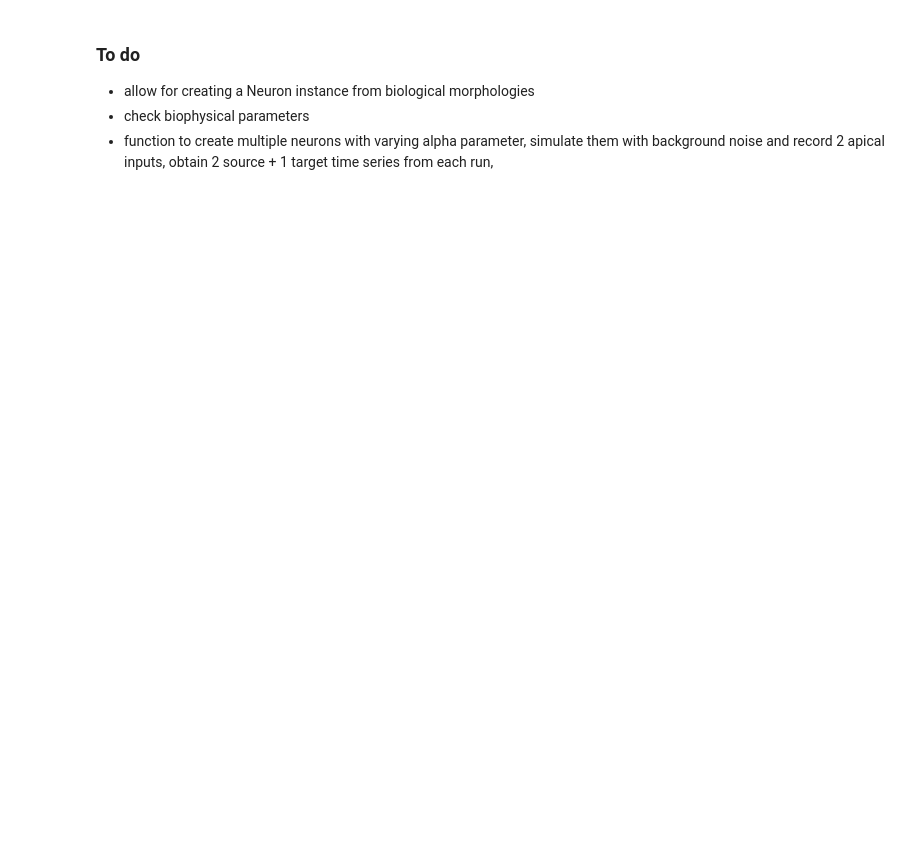
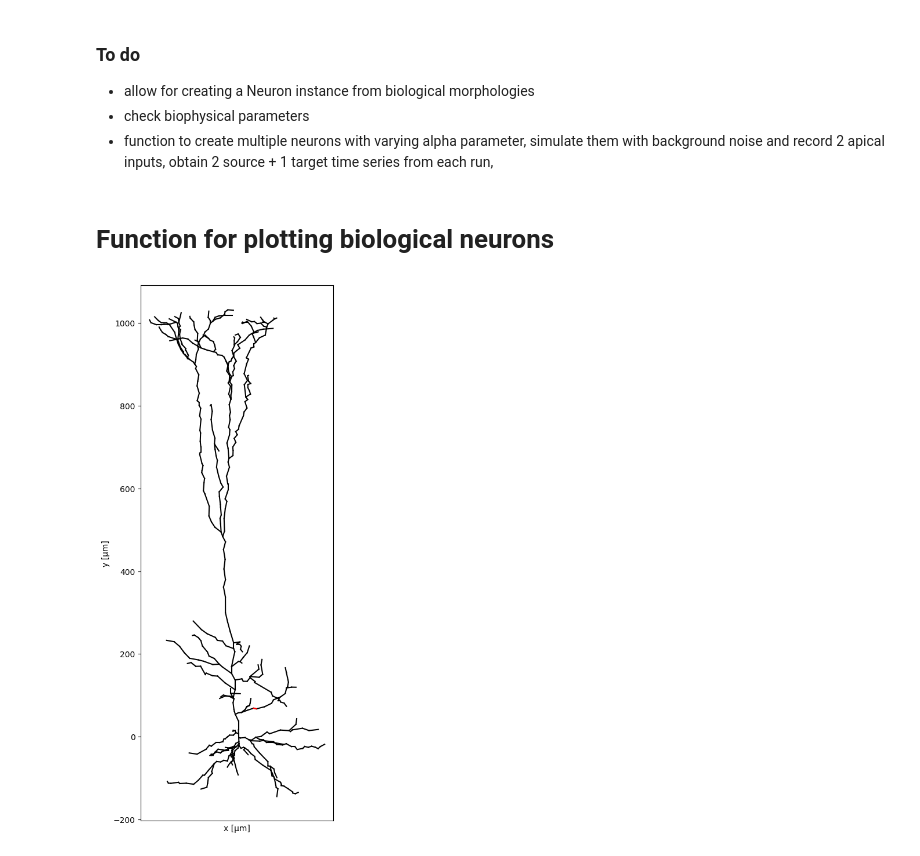
Before and after one commit to hannatolle/synergisticDendrites, a Jupyter notebook: NeuronClass.ipynb, the cells around one changed output. Drawn from its saved outputs; the diff is of its cells as text; code cells hidden in the pictures; blank space fills up the shorter version.

Commit message:
add: function for plotting biological neurons

```diff
--- a/NeuronClass.ipynb
+++ b/NeuronClass.ipynb
@@ -527,5 +527,3 @@ stimulating dendrites: 230, 8
 # %%
 alphas = np.arange(0, 1.1, 0.1) # branching probabilities alpha
 numCells = 10                   # number of cells per alpha
-# %%
-cell, recording = simulate_and_plot(**neuronParams, **synParams, **stimParams, **connParams, **simParams)
@@ -536,3 +532,42 @@ array([0. , 0.1, 0.2, 0.3, 0.4, 0.5, 0.6, 0.7, 0.8, 0.9, 1. ])
 - allow for creating a Neuron instance from biological morphologies
 - check biophysical parameters
 - function to create multiple neurons with varying alpha parameter, simulate them with background noise and record 2 apical inputs, obtain 2 source + 1 target time series from each run,
+# %% [markdown]
+# Function for plotting biological neurons
+# %%
+def plotMorphology(filename, highlight=[], ax=None):
+    """
+    Plot morphology of a neuron.
+    Parameters:
+    ----------
+    highlight (list): (beginnings of) names of sections to highlight in red
+
+    """
+    # create LFPy cell object
+    h('forall delete_section()')
+    cell = LFPy.Cell(morphology=filename)
+
+    # create figure object
+    if not ax:
+        fig = plt.figure(figsize=(12, 12))
+        ax = fig.add_subplot(111, aspect=1, xticks=[], xlabel='x [µm]', ylabel='y [µm]')
+    else:
+        ax.set_xlabel('x [µm]')
+        ax.set_ylabel('y [µm]')
+
+    # plot all sections in black
+    ax.plot(cell.x.T, cell.y.T, c='k')
+
+    # highlight selected sections in red
+    for secName in highlight:
+        idx = cell.get_idx(section=secName)
+        ax.plot(cell.x[idx].T, cell.y[idx].T, c='r')
+
+    plt.show()
+# %%
+# how to use the function
+filename = "DATA/Pyrp22.hoc"
+highlight = ['dendC[16]']
+plotMorphology(filename, highlight=highlight)
+# %% [output]
+[figure, added]
```
Also changed, not shown: parts of 1 cell of this notebook.
